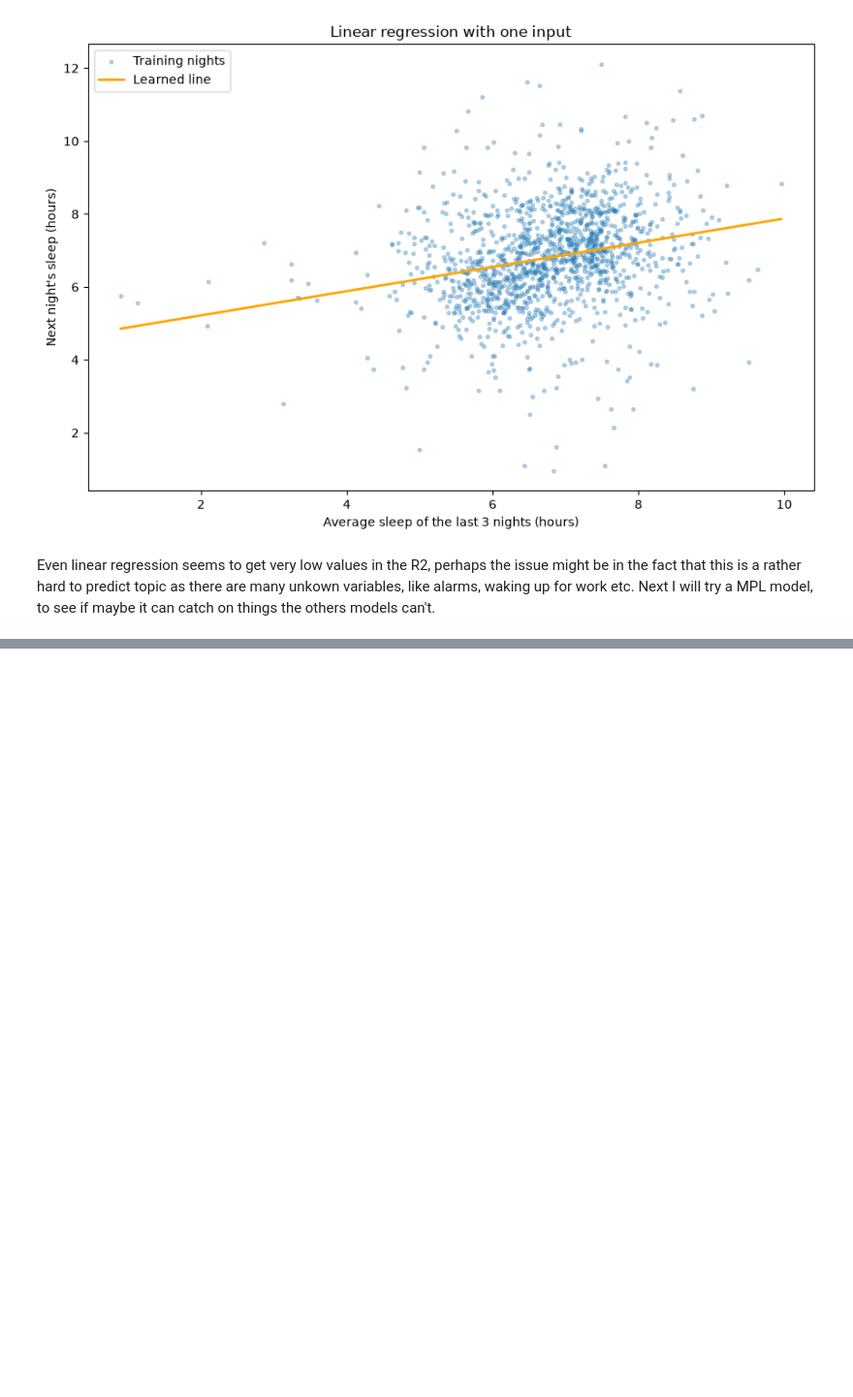
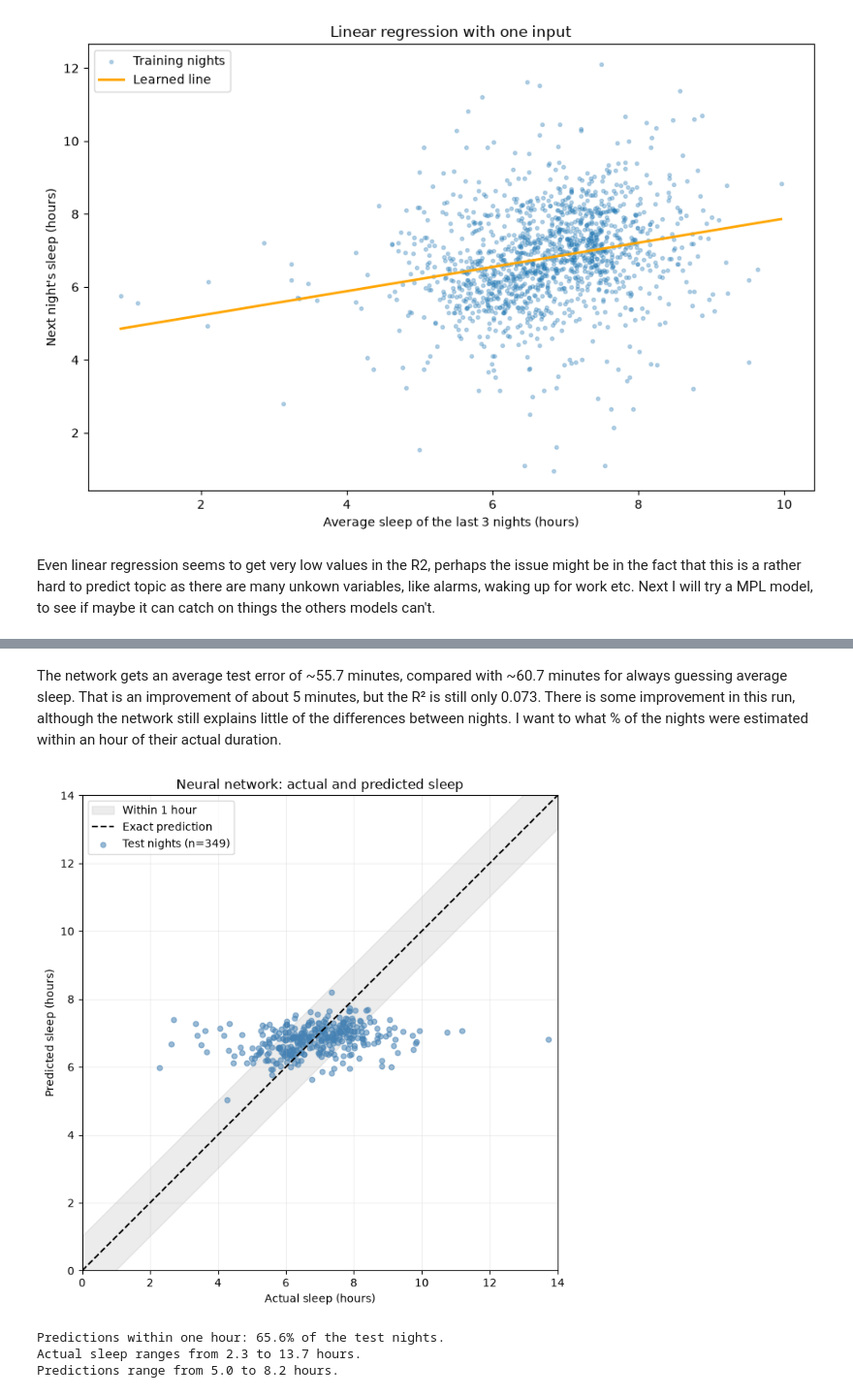
Before and after one commit to krasennnn/sleep-predictor, a Jupyter notebook: 01_explore_and_prepare_data.ipynb, the cells around one changed output, grey strips where cells are left out. Shown at 97% size. Saved outputs shown, nothing was run; the diff lists cells and outputs as text; code cells hidden in the pictures; blank space fills up the shorter version.

```diff
--- a/01_explore_and_prepare_data.ipynb
+++ b/01_explore_and_prepare_data.ipynb
@@ -1707,0 +1590,45 @@ plt.show()
+# %% [markdown]
+The network gets an average test error of ~55.7 minutes, compared with ~60.7 minutes for always guessing average sleep. That is an improvement of about 5 minutes, but the R² is still only 0.073. There is some improvement in this run, although the network still explains little of the differences between nights. I want to what % of the nights were estimated within an hour of their actual duration.
+# %%
+network_results = pd.DataFrame({
+    "actual_hours": network_target_test / 60,
+    "predicted_hours": network_predictions / 60,
+})
+limit = np.ceil(network_results.to_numpy().max())
+reference = np.linspace(0, limit, 100)
+
+fig, ax = plt.subplots(figsize=(7, 7))
+ax.fill_between(
+    reference, reference - 1, reference + 1,
+    color="grey", alpha=0.15, label="Within 1 hour",
+)
+ax.plot(reference, reference, color="black", linestyle="--", label="Exact prediction")
+ax.scatter(
+    network_results["actual_hours"], network_results["predicted_hours"],
+    s=22, alpha=0.55, color="steelblue", label=f"Test nights (n={len(network_target_test)})",
+)
+ax.set(
+    title="Neural network: actual and predicted sleep",
+    xlabel="Actual sleep (hours)", ylabel="Predicted sleep (hours)",
+    xlim=(0, limit), ylim=(0, limit),
+)
+ax.set_aspect("equal", adjustable="box")
+ax.grid(alpha=0.2)
+ax.legend()
+plt.tight_layout()
+plt.show()
+errors = np.abs(network_target_test.to_numpy() - network_predictions)
+print(f"Predictions within one hour: {(errors <= 60).mean():.1%} of the test nights.")
+print(
+    f"Actual sleep ranges from {network_results['actual_hours'].min():.1f} "
+    f"to {network_results['actual_hours'].max():.1f} hours."
+)
+print(
+    f"Predictions range from {network_results['predicted_hours'].min():.1f} "
+    f"to {network_results['predicted_hours'].max():.1f} hours."
+)
+# %% [output]
+[figure, added]
+Predictions within one hour: 65.6% of the test nights.
+Actual sleep ranges from 2.3 to 13.7 hours.
+Predictions range from 5.0 to 8.2 hours.
```
Also changed, not shown: parts of 55 cells of this notebook.
